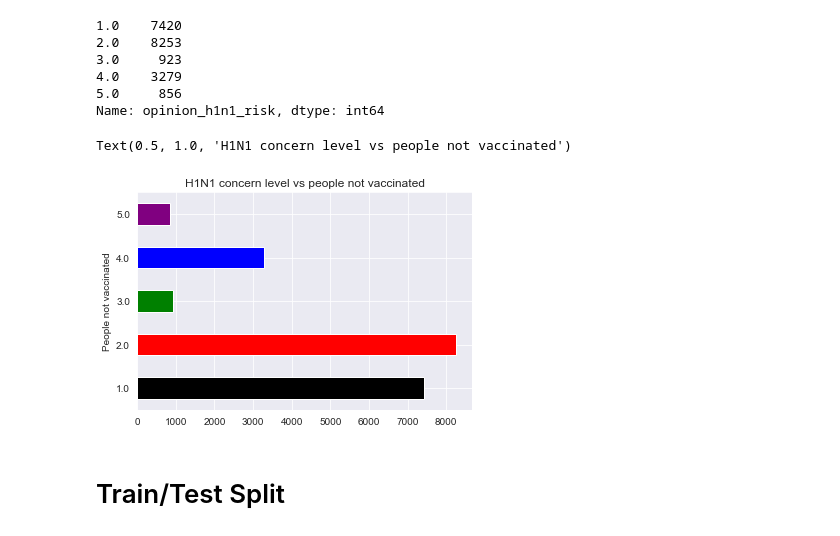
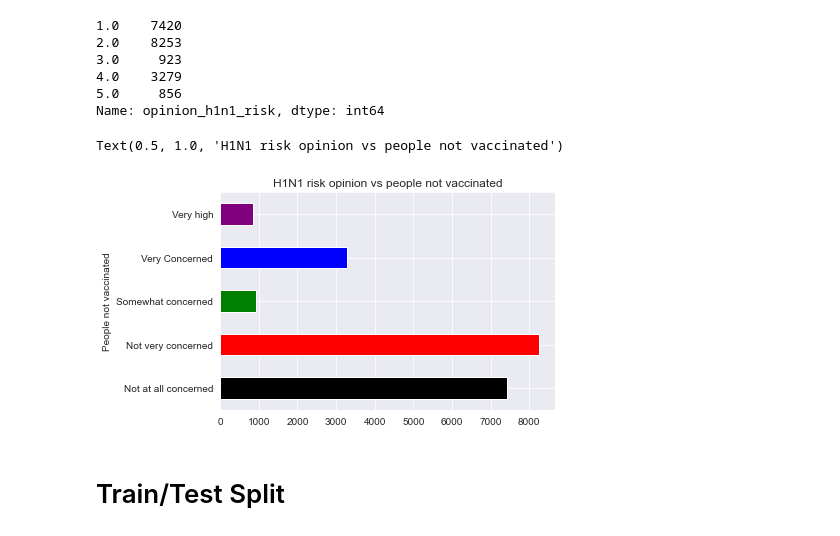
Before and after one commit to seekpinky/dsc-phase-3-project, a Jupyter notebook: Flatiron_phase3_project/Project3_final_draft.ipynb, the cells around one changed output. Cells and saved outputs as stored; diff of their text form; code cells hidden in the pictures.

```diff
--- a/Flatiron_phase3_project/h1n1_all_models_done_need_write_up.ipynb
+++ b/Flatiron_phase3_project/Project3_final_draft.ipynb
@@ -225,12 +233,12 @@ Name: opinion_h1n1_risk, dtype: int64
 # %%
 ax = project3_raw_df.loc[filt]['opinion_h1n1_risk'].value_counts().sort_index(ascending = True).plot(kind = 'barh',color=['black', 'red', 'green', 'blue','purple'])
 #ax.set_xlabel("H1N1_ concern level")
-#plt.yticks((1, 2, 3,4,5), ('Not at all concerned', 'Not very concerned', 'Somewhat concerned', 'Very Concerned',"fu"))
+plt.yticks((0, 1, 2,3,4), ('Not at all concerned', 'Not very concerned', 'Somewhat concerned', 'Very Concerned',"Very high"))
 ax.set_ylabel("People not vaccinated")
-ax.set_title("H1N1 concern level vs people not vaccinated")
+ax.set_title("H1N1 risk opinion vs people not vaccinated")
 # %% [output]
-Text(0.5, 1.0, 'H1N1 concern level vs people not vaccinated')
+Text(0.5, 1.0, 'H1N1 risk opinion vs people not vaccinated')
-[figure, old version]
+[figure, new version]
 # %%
 unvac_df = project3_raw_df.loc[filt]
 # %% [markdown]
```
Also changed, not shown: parts of 26 cells of this notebook, 13 other files.
